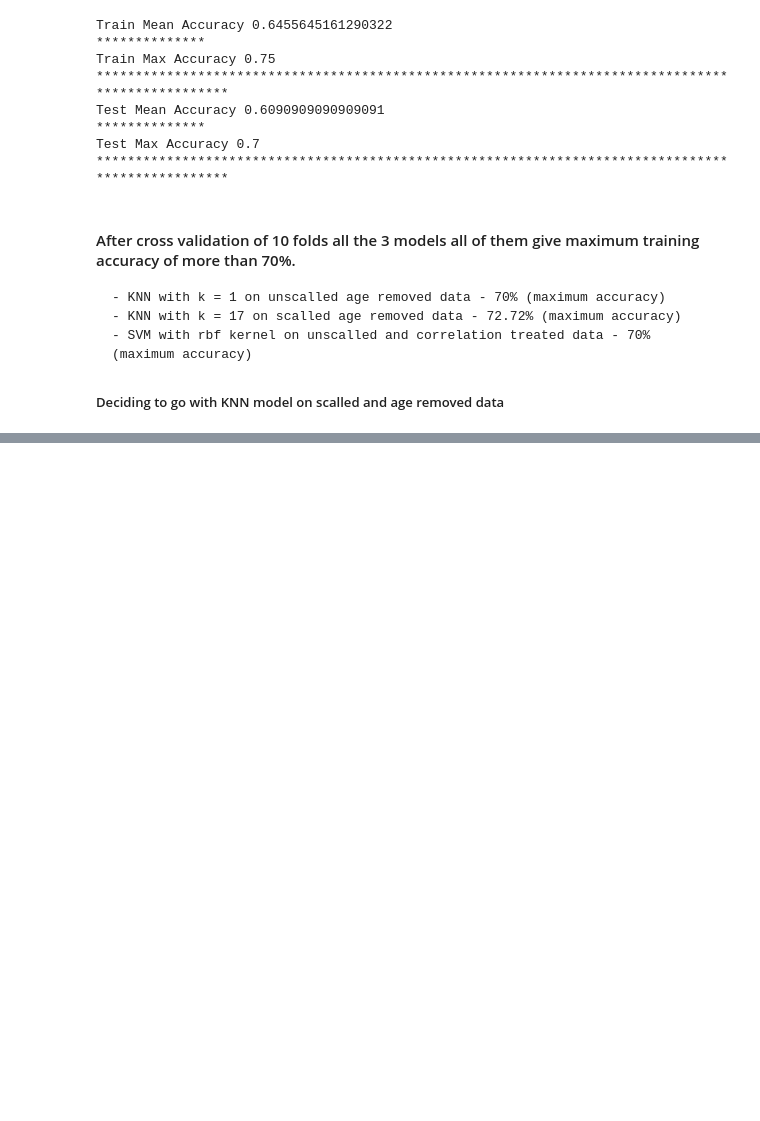
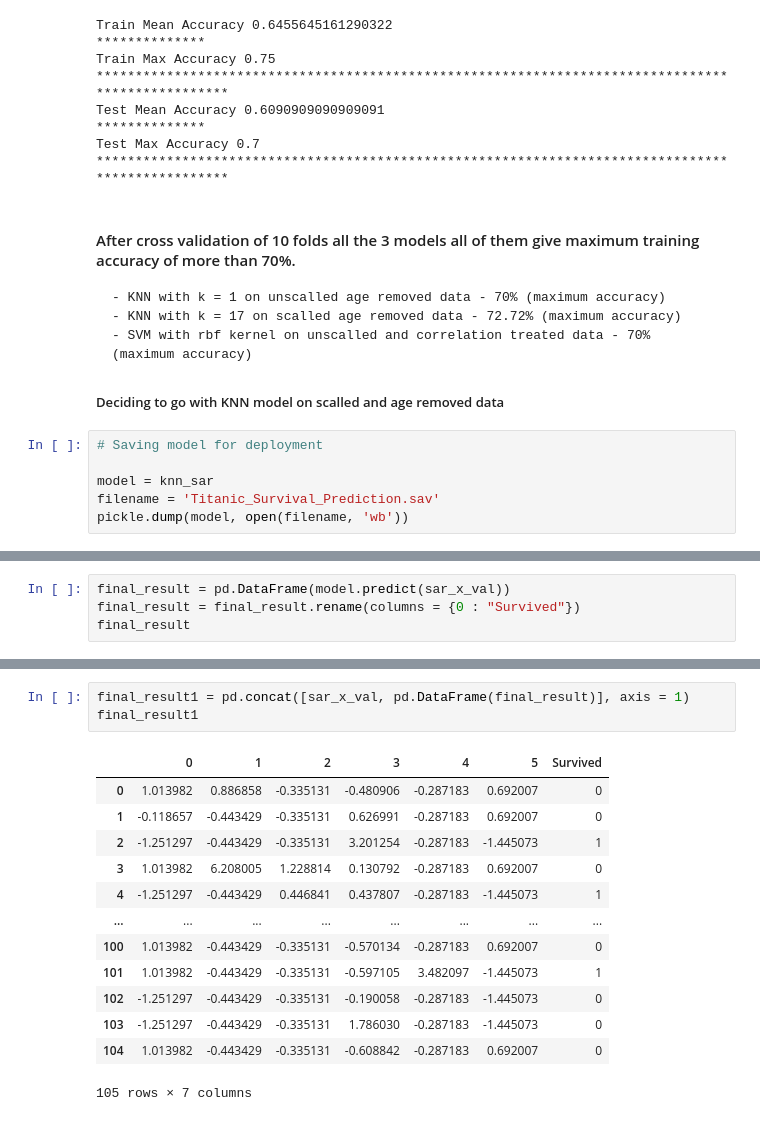
Before and after one commit to younusmohamed77/CodSoft, a Jupyter notebook: 01_Titanic Survival Prediction.ipynb, the cells around one changed output, grey strips where cells are left out. Saved outputs shown, nothing was run; the diff lists cells and outputs as text; blank space fills up the shorter version.

```diff
--- a/01_Titanic Survival Prediction.ipynb
+++ b/01_Titanic Survival Prediction.ipynb
@@ -2780,3 +2778,9 @@ Test Max Accuracy 0.7
     - KNN with k = 17 on scalled age removed data - 72.72% (maximum accuracy)
     - SVM with rbf kernel on unscalled and correlation treated data - 70% (maximum accuracy)
 ##### Deciding to go with KNN model on scalled and age removed data
+# %%
+# Saving model for deployment
+
+model = knn_sar
+filename = 'Titanic_Survival_Prediction.sav'
+pickle.dump(model, open(filename, 'wb'))
@@ -2782,0 +2796,4 @@ Test Max Accuracy 0.7
+# %%
+final_result = pd.DataFrame(model.predict(sar_x_val))
+final_result = final_result.rename(columns = {0 : "Survived"})
+final_result
@@ -2782,0 +2814,17 @@ Test Max Accuracy 0.7
+# %%
+final_result1 = pd.concat([sar_x_val, pd.DataFrame(final_result)], axis = 1)
+final_result1
+# %% [output]
+|  | 0 | 1 | 2 | 3 | 4 | 5 | Survived |
+| 0 | 1.013982 | 0.886858 | -0.335131 | -0.480906 | -0.287183 | 0.692007 | 0 |
+| 1 | -0.118657 | -0.443429 | -0.335131 | 0.626991 | -0.287183 | 0.692007 | 0 |
+| 2 | -1.251297 | -0.443429 | -0.335131 | 3.201254 | -0.287183 | -1.445073 | 1 |
+| 3 | 1.013982 | 6.208005 | 1.228814 | 0.130792 | -0.287183 | 0.692007 | 0 |
+| 4 | -1.251297 | -0.443429 | 0.446841 | 0.437807 | -0.287183 | -1.445073 | 1 |
+| ... | ... | ... | ... | ... | ... | ... | ... |
+| 100 | 1.013982 | -0.443429 | -0.335131 | -0.570134 | -0.287183 | 0.692007 | 0 |
+| 101 | 1.013982 | -0.443429 | -0.335131 | -0.597105 | 3.482097 | -1.445073 | 1 |
+| 102 | -1.251297 | -0.443429 | -0.335131 | -0.190058 | -0.287183 | -1.445073 | 0 |
+| 103 | -1.251297 | -0.443429 | -0.335131 | 1.786030 | -0.287183 | -1.445073 | 0 |
+| 104 | 1.013982 | -0.443429 | -0.335131 | -0.608842 | -0.287183 | 0.692007 | 0 |
+105 rows × 7 columns
```
Also changed, not shown: parts of 19 cells of this notebook, 3 other files.
